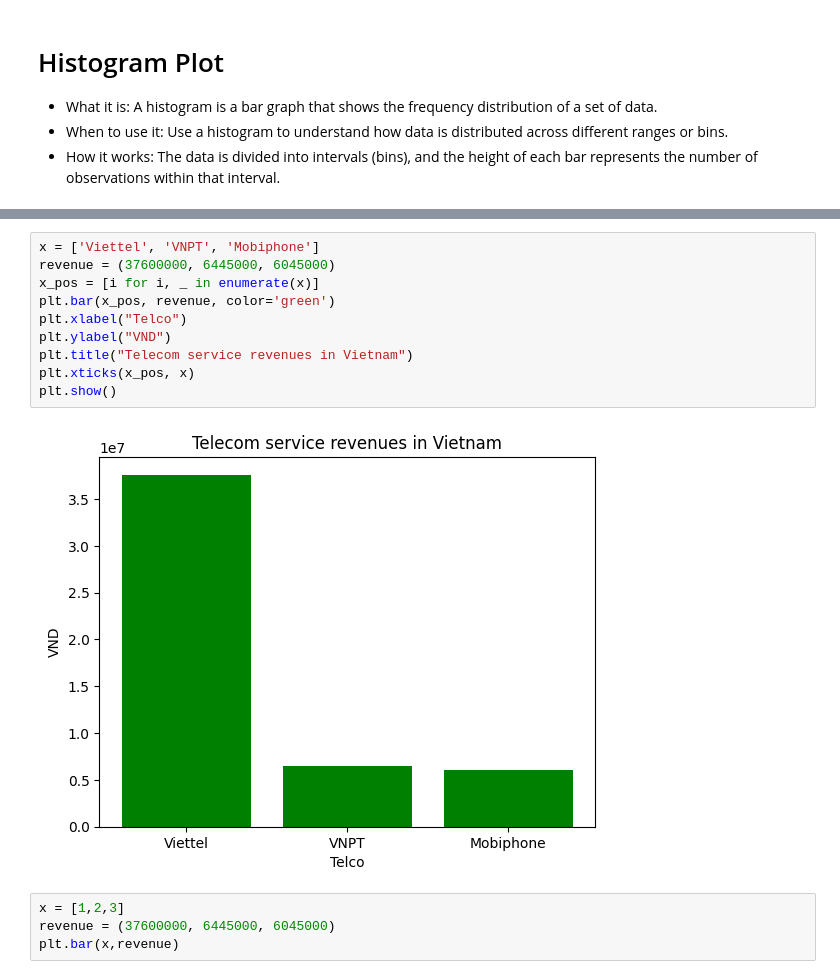
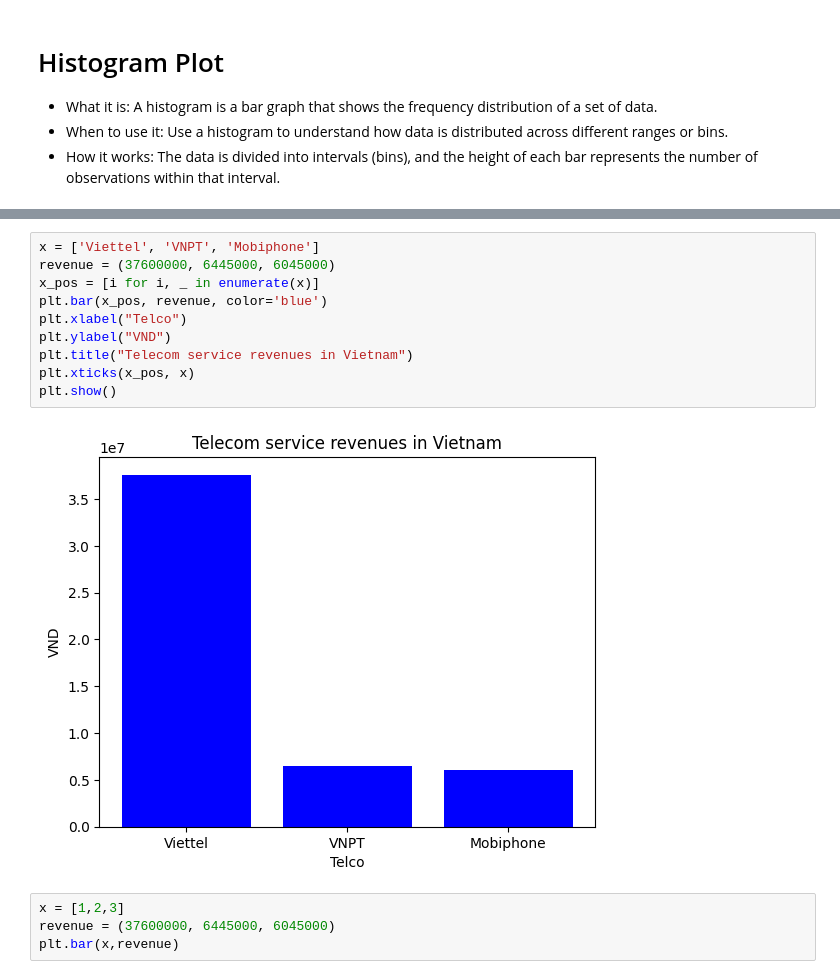
Before and after one commit to Ali4real/Navttac, a Jupyter notebook: class13.ipynb, the cells around one changed output, grey strips where cells are left out. Cells and saved outputs as stored; diff of their text form.

```diff
--- a/class13.ipynb
+++ b/class13.ipynb
@@ -80,15 +80,15 @@ plt.show()
 # %%
 x = ['Viettel', 'VNPT', 'Mobiphone']
 revenue = (37600000, 6445000, 6045000)
 x_pos = [i for i, _ in enumerate(x)]
-plt.bar(x_pos, revenue, color='green')
+plt.bar(x_pos, revenue, color='blue')
 plt.xlabel("Telco")
 plt.ylabel("VND")
 plt.title("Telecom service revenues in Vietnam")
 plt.xticks(x_pos, x)
 plt.show()
 # %% [output]
-[figure, old version]
+[figure, new version]
 # %%
 x = [1,2,3]
 revenue = (37600000, 6445000, 6045000)
```
Also changed, not shown: parts of 2 cells of this notebook.
